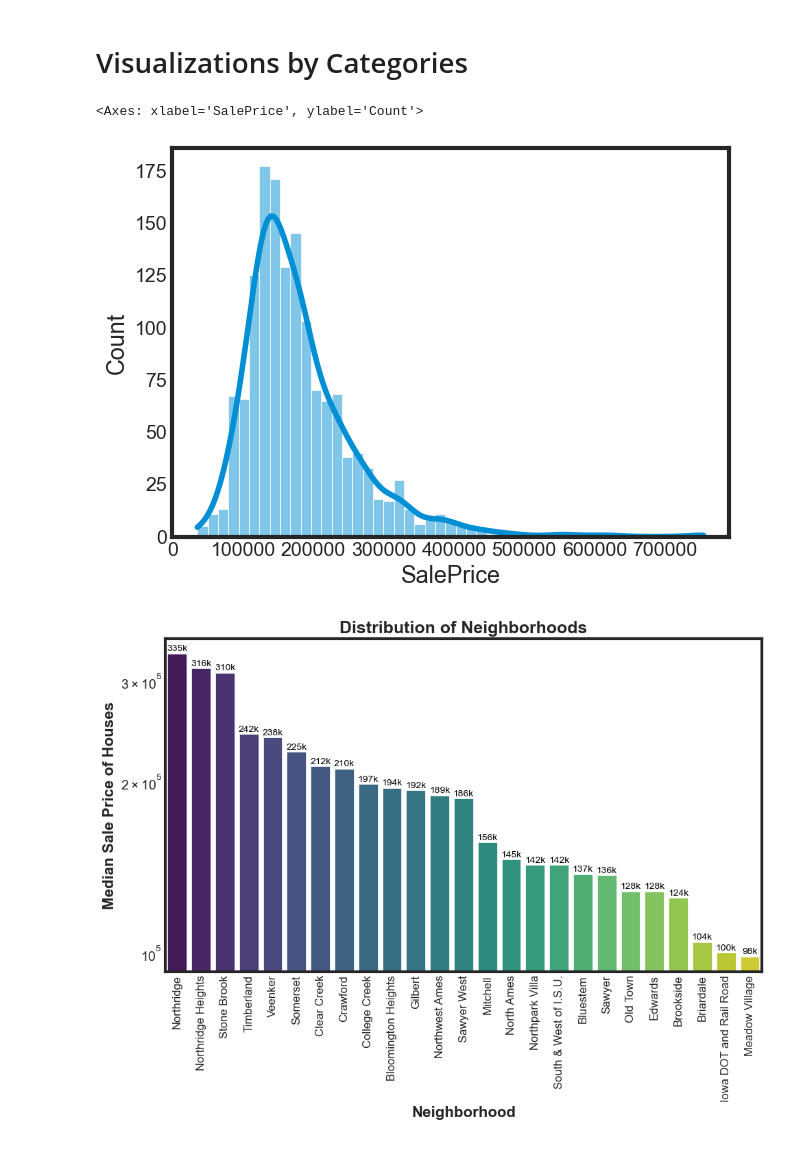
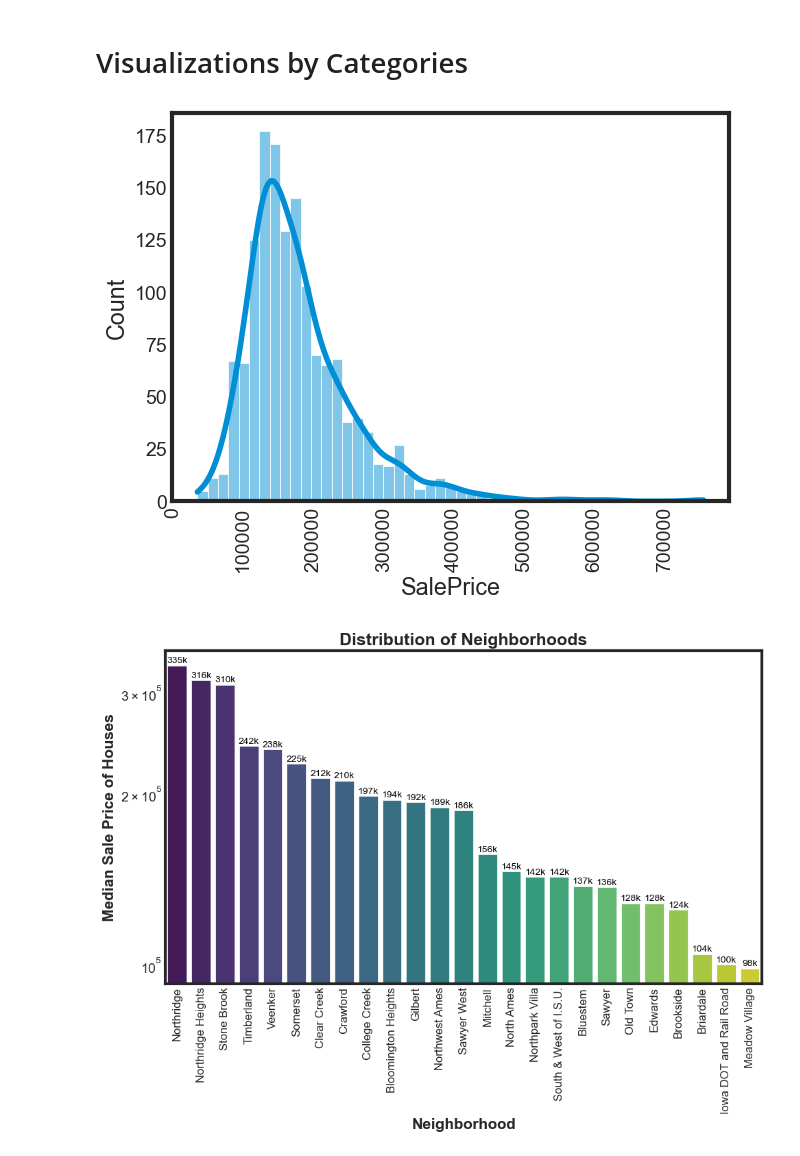
Before and after one commit to Spikes666/Data-Dive-4, a Jupyter notebook: main.ipynb, the cells around one changed output. Cells and saved outputs as stored; diff of their text form; code cells hidden in the pictures.

Commit message:
Rotated ticks to 90 to make easier to read.

```diff
--- a/main.ipynb
+++ b/main.ipynb
@@ -380,10 +380,14 @@ sns.barplot(data=cheap_df,x='OverallCond',y='SalePrice')
 # %%
 # Distribution of Houses
 
 sns.histplot(df['SalePrice'], kde=True)
+# Add tick marks to the x-axis
+plt.xticks(rotation=90)  # You can adjust the rotation as needed
+
+# Show the plot
+plt.show()
 # %% [output]
-<Axes: xlabel='SalePrice', ylabel='Count'>
-[figure, old version]
+[figure, new version]
 # %%
 # group data in Neighborhood column and sum
 neighborhood_mean = result_df.groupby('Neighborhood_info')['SalePrice'].mean()
```
